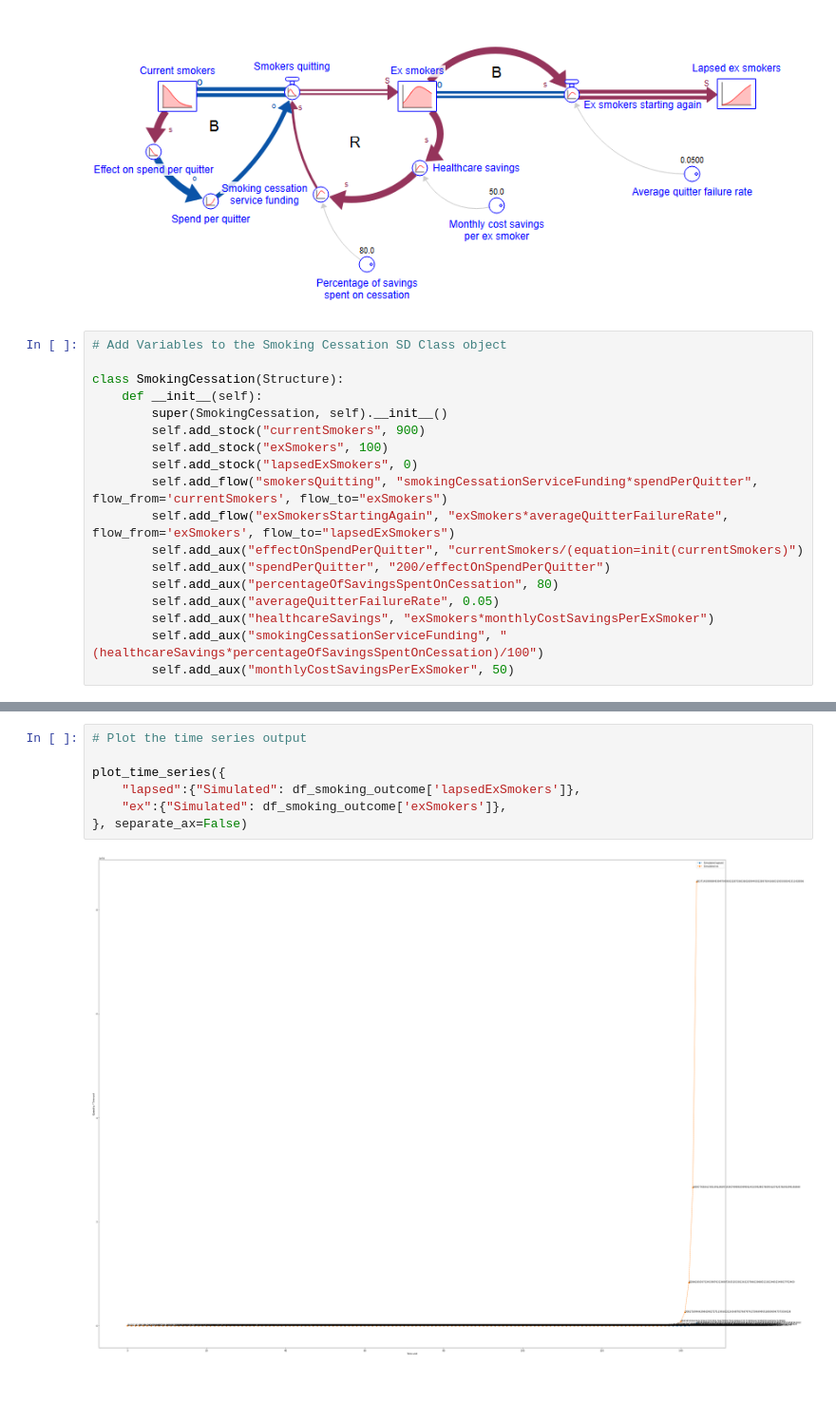
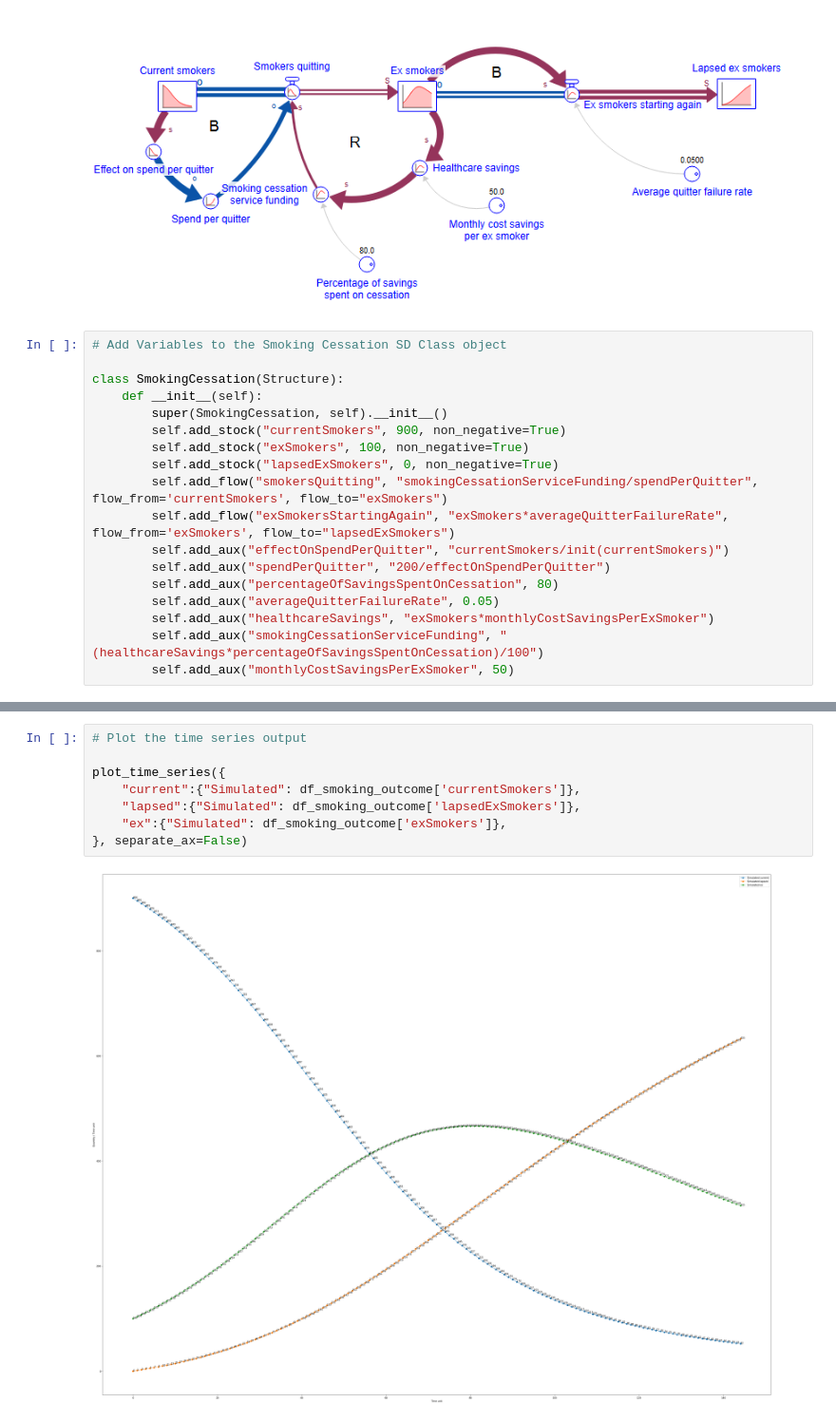
Before and after one commit to ReallyUsefulModels/Smoking_Cessation_Training, a Jupyter notebook: Smoking_Cessation_ASDM_model.ipynb, the cells around one changed output, grey strips where cells are left out. Shown at 95% size. Drawn from its saved outputs; the diff is of its cells as text; blank space fills up the shorter version.

Commit message:
ASDM model INIT() fixed

```diff
--- a/Smoking_Cessation_ASDM_model.ipynb
+++ b/Smoking_Cessation_ASDM_model.ipynb
@@ -27,12 +25,12 @@ Image('Smoking_Cessation_Model.png')
 class SmokingCessation(Structure):
     def __init__(self):
         super(SmokingCessation, self).__init__()
-        self.add_stock("currentSmokers", 900)
-        self.add_stock("exSmokers", 100)
-        self.add_stock("lapsedExSmokers", 0)
-        self.add_flow("smokersQuitting", "smokingCessationServiceFunding*spendPerQuitter", flow_from='currentSmokers', flow_to="exSmokers")
+        self.add_stock("currentSmokers", 900, non_negative=True)
+        self.add_stock("exSmokers", 100, non_negative=True)
+        self.add_stock("lapsedExSmokers", 0, non_negative=True)
+        self.add_flow("smokersQuitting", "smokingCessationServiceFunding/spendPerQuitter", flow_from='currentSmokers', flow_to="exSmokers")
         self.add_flow("exSmokersStartingAgain", "exSmokers*averageQuitterFailureRate", flow_from='exSmokers', flow_to="lapsedExSmokers")
-        self.add_aux("effectOnSpendPerQuitter", "currentSmokers/(equation=init(currentSmokers)")
+        self.add_aux("effectOnSpendPerQuitter", "currentSmokers/init(currentSmokers)")
         self.add_aux("spendPerQuitter", "200/effectOnSpendPerQuitter")
         self.add_aux("percentageOfSavingsSpentOnCessation", 80)
         self.add_aux("averageQuitterFailureRate", 0.05)
@@ -80,9 +78,10 @@ df_smoking_outcome
 # %%
 # Plot the time series output
 
 plot_time_series({
+    "current":{"Simulated": df_smoking_outcome['currentSmokers']},
     "lapsed":{"Simulated": df_smoking_outcome['lapsedExSmokers']},
     "ex":{"Simulated": df_smoking_outcome['exSmokers']},
 }, separate_ax=False)
 # %% [output]
-[figure, old version]
+[figure, new version]
```
Also changed, not shown: parts of 4 cells of this notebook, 1 other file.
